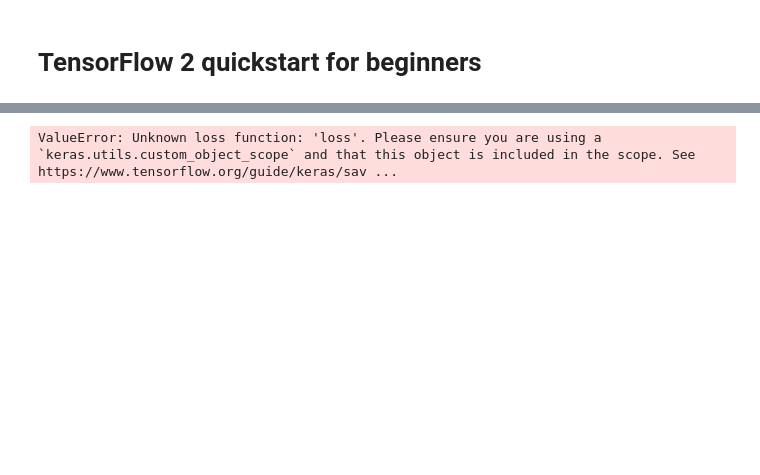
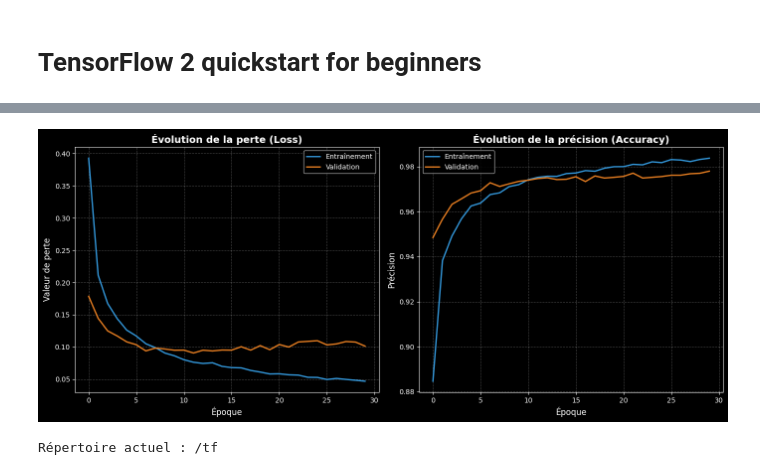
Before and after one commit to TouNoum/Leyanda, a Jupyter notebook: Florian/Phase 1 - Réseaux de neuronnes et classification binaire/01 - beginner - 01 STARTER.ipynb, the cells around one changed output, grey strips where cells are left out. Cells and saved outputs as stored; diff of their text form; code cells hidden in the pictures; blank space fills up the shorter version.

```diff
--- a/Florian/Phase 1 - Réseaux de neuronnes et classification binaire/01 - beginner - 01 STARTER.ipynb
+++ b/Florian/Phase 1 - Réseaux de neuronnes et classification binaire/01 - beginner - 01 STARTER.ipynb
@@ -101,7 +96,7 @@ tensorboard_callback = TensorBoard(
     update_freq='epoch'
 )
 # %%
-mymodel.fit(
+history = mymodel.fit(
     x_train,
     y_train,
     epochs=30,
@@ -136,26 +130,35 @@ mymodel.evaluate(x_test,  y_test, verbose=2)
-# %%
-tf.keras.losses.get('loss').numpy()
-
-#loss
-# plt.plot(mymodel.history.history['loss'])
-# plt.plot(mymodel.history.history['val_loss'])
-# plt.title('model loss')
-# plt.ylabel('loss')
-# plt.xlabel('epoch')
-# plt.show()
-#
-# #accuracy
-# plt.plot(mymodel.history.history['accuracy'])
-# plt.plot(mymodel.history.history['val_accuracy'])
-# plt.title('model accuracy')
-# plt.ylabel('accuracy')
-# plt.xlabel('epoch')
-# plt.show()
-# %% [output]
-ValueError: Unknown loss function: 'loss'. Please ensure you are using a `keras.utils.custom_object_scope` and that this object is included in the scope. See https://www.tensorflow.org/guide/keras/sav ...
+# %%
+plt.figure(figsize=(14, 6))
+plt.style.use('dark_background')
+
+plt.subplot(1, 2, 1)
+plt.plot(history.history['loss'], color='#3498db', linewidth=2, label='Entraînement')
+plt.plot(history.history['val_loss'], color='#e67e22', linewidth=2, label='Validation')
+plt.title('Évolution de la perte (Loss)', fontsize=14, fontweight='bold')
+plt.ylabel('Valeur de perte', fontsize=12)
+plt.xlabel('Époque', fontsize=12)
+plt.grid(True, linestyle='--', alpha=0.3)
+plt.legend(frameon=True, loc='best')
+
+plt.subplot(1, 2, 2)
+plt.plot(history.history['accuracy'], color='#3498db', linewidth=2, label='Entraînement')
+plt.plot(history.history['val_accuracy'], color='#e67e22', linewidth=2, label='Validation')
+plt.title('Évolution de la précision (Accuracy)', fontsize=14, fontweight='bold')
+plt.ylabel('Précision', fontsize=12)
+plt.xlabel('Époque', fontsize=12)
+plt.grid(True, linestyle='--', alpha=0.3)
+plt.legend(frameon=True, loc='best')
+
+plt.tight_layout()
+plt.savefig('model_performance.png', dpi=300)  # Sauvegarde haute résolution
+plt.show()
+# %% [output]
+[figure, added]
 # %%
 print(f"Répertoire actuel : {os.getcwd()}")
 os.makedirs('model', exist_ok=True)
 mymodel.save(os.path.join('model', 'my_model.keras'))
+# %% [output]
+Répertoire actuel : /tf
 # %%
 print(os.listdir('/tf'))
```
Also changed, not shown: parts of 10 cells of this notebook, 3 other files.
